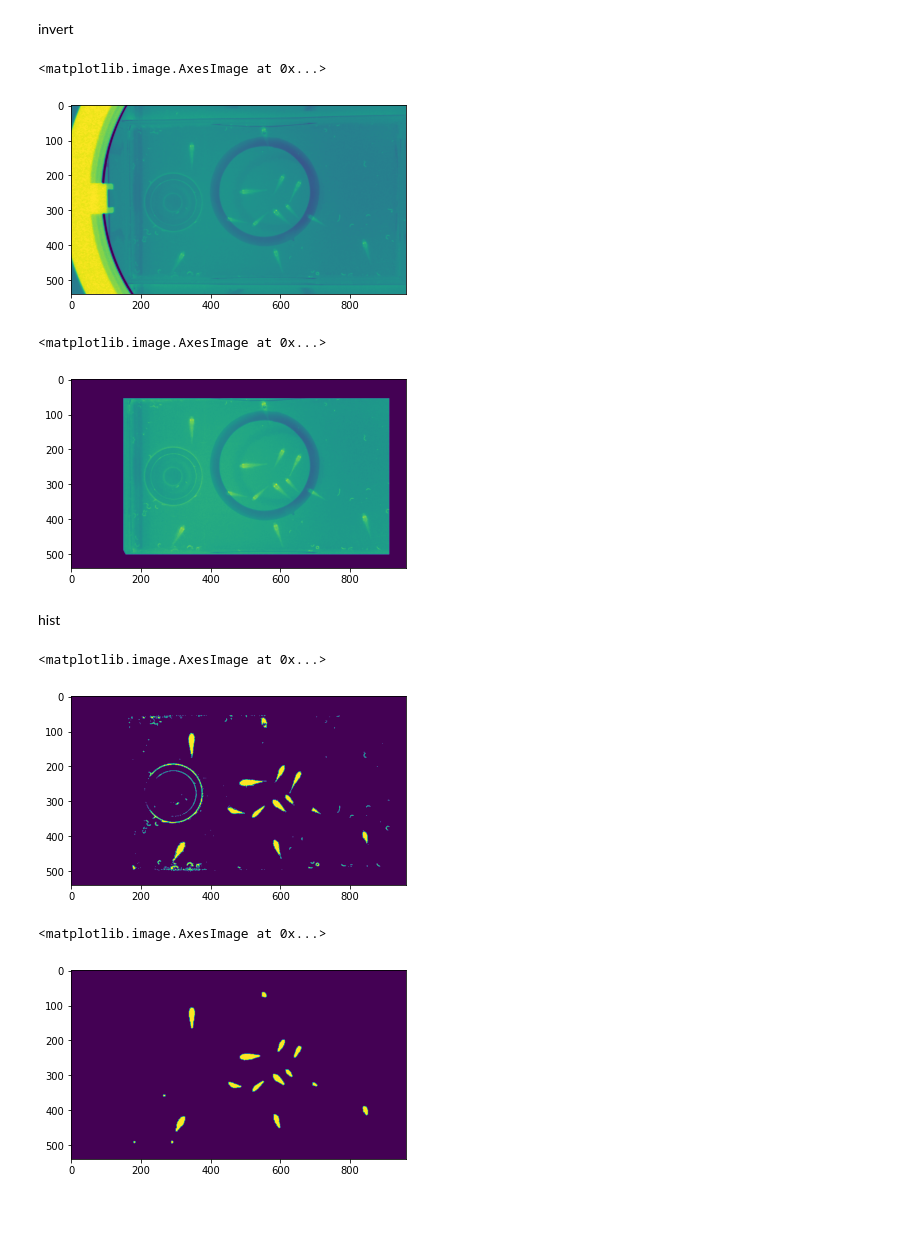
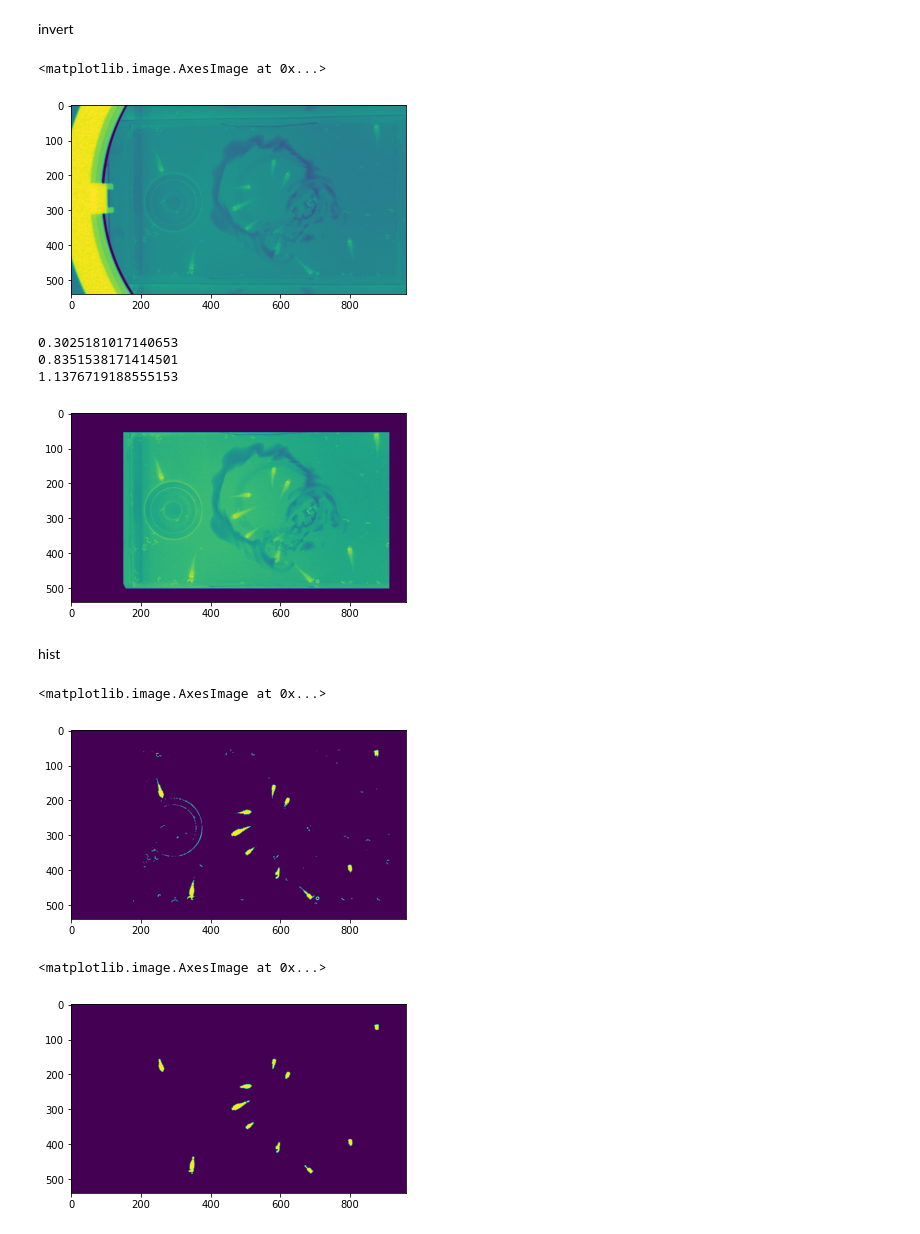
Before and after one commit to wanasyraf4/Ikan_kekek2, a Jupyter notebook: fish_counter.ipynb, the cells around one changed output. Cells and saved outputs as stored; diff of their text form; code cells hidden in the pictures.

```diff
--- a/fish_counter.ipynb
+++ b/fish_counter.ipynb
@@ -4,16 +4,17 @@
 import cv2
 import numpy as np
 import matplotlib.pyplot as plt
+import scipy
 
-
-
+from scipy.stats import skew
+from scipy.stats import kurtosis
 from scipy import ndimage
 
 from google.colab import drive
 
 drive.mount('/content/drive/')
 
-path = "/content/drive/My Drive/Colab Notebooks/Dataset/image_111.jpg"
+path = "/content/drive/My Drive/Colab Notebooks/Dataset/image_119.jpg"
 # %% [output]
 Drive already mounted at /content/drive/; to attempt to forcibly remount, call drive.mount("/content/drive/", force_remount=True).
 # %% [markdown]
@@ -42,7 +43,7 @@ g = cv2.bitwise_not(g)
 plt.imshow(g)
 # %% [output]
 <matplotlib.image.AxesImage at 0x...>
-[figure, old version]
+[figure, new version]
 # %%
 
 height, width= g.shape[:2]
@@ -57,28 +58,39 @@ roi_img= cv2.bitwise_and(g, roi_g)
 
 
 plt.imshow( roi_img)
+
+
+A = np.sqrt(np.mean(roi_img))/np.sqrt(np.median(roi_img))
+y = (-np.mean(roi_img) + np.median(roi_img))/np.median(roi_img)
+print (y)
+print (A)
+
+Z = A + y
+print (Z)
 # %% [output]
-<matplotlib.image.AxesImage at 0x...>
+0.3025181017140653
+0.8351538171414501
+1.1376719188555153
-[figure, old version]
+[figure, new version]
 # %% [markdown]
 hist
 # %%
-X = np.mean(roi_img)+ 0.9999*np.std(roi_img)
+X = np.mean(roi_img)+ Z*np.std(roi_img)
 (thresh, bw) = cv2.threshold(roi_img, X, 255, cv2.THRESH_BINARY)
 plt.imshow(bw)
 # %% [output]
 <matplotlib.image.AxesImage at 0x...>
-[figure, old version]
+[figure, new version]
 # %%
 strel = np.ones((4,4),np.uint8)
 # opening = cv2.getStructuringElement( cv2.MORPH_ELLIPSE,strel)
-ellip = cv2.getStructuringElement(cv2.MORPH_ELLIPSE,(6,6))
+ellip = cv2.getStructuringElement(cv2.MORPH_ELLIPSE,(4,4))
 # print(cv2.MORPH_OPEN)
 result = cv2.morphologyEx(bw, cv2.MORPH_OPEN, ellip)
 plt.imshow(result)
 # %% [output]
 <matplotlib.image.AxesImage at 0x...>
-[figure, old version]
+[figure, new version]
 # %%
 # result = cv2.dilate(result, (1,1), iterations = 3)
 # plt.imshow(result, cmap ='gray')
```
Also changed, not shown: parts of 6 cells of this notebook.
